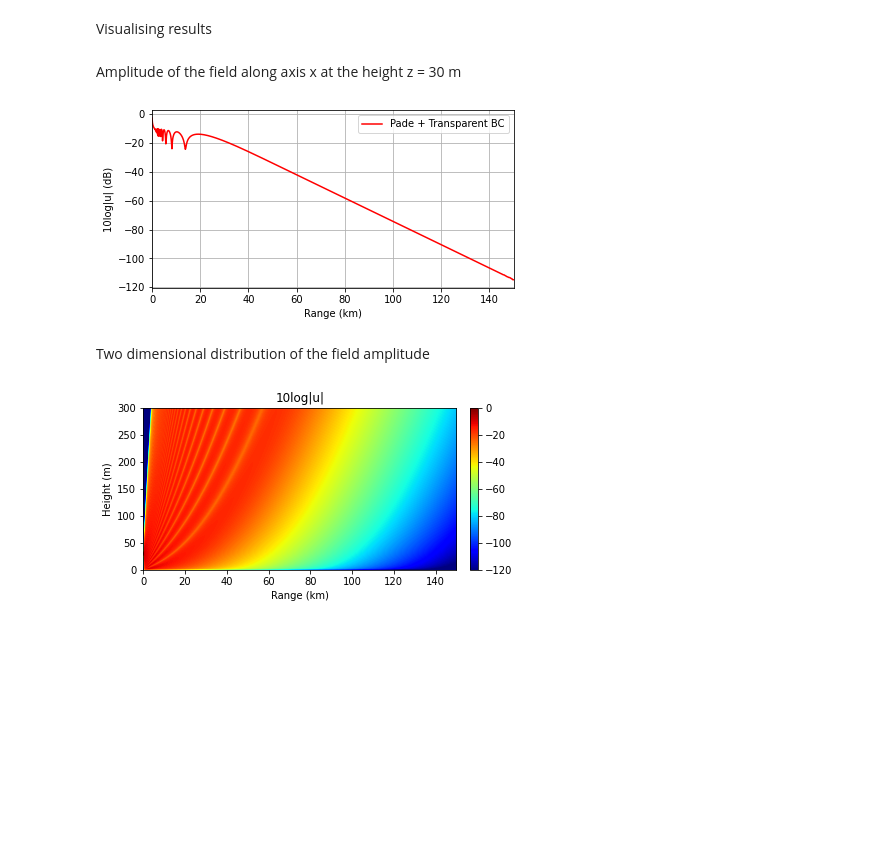
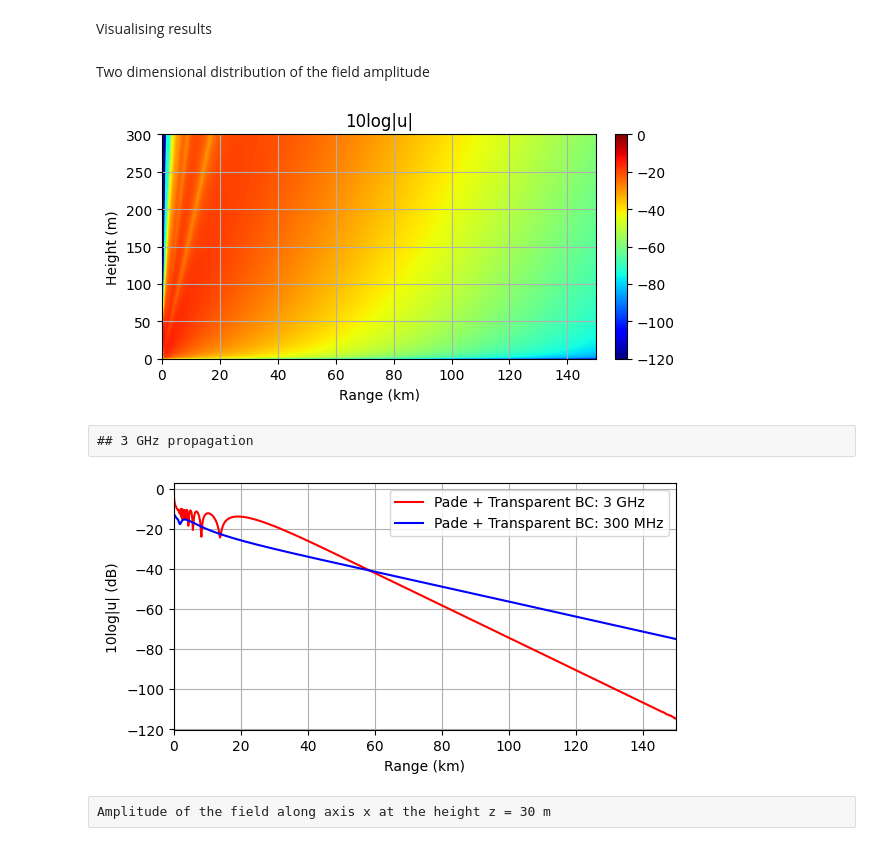
Before and after one commit to mikelytaev/wave-propagation, a Jupyter notebook: docs/source/notebooks/std_atmosphere.ipynb, the cells around one changed output. Drawn from its saved outputs; the diff is of its cells as text; code cells hidden in the pictures; blank space fills up the shorter version.

```diff
--- a/docs/source/notebooks/std_atmosphere.ipynb
+++ b/docs/source/notebooks/std_atmosphere.ipynb
@@ -11,5 +11,3 @@ Preparing environment
 # %%
 environment = Troposphere()
 environment.terrain = Terrain(ground_material=WetGround())
-environment.z_max = 300
-max_range = 150e3
@@ -16,7 +16,7 @@ max_range = 150e3
 # %% [markdown]
 Preparing transmitting antenna
 # %%
-antenna = GaussAntenna(wavelength=0.1,
+antenna = GaussAntenna(freq_hz=300E6,
                        height=30,
                        beam_width=2,
                        eval_angle=0,
@@ -31,26 +26,28 @@ field = propagator.calculate()
+# %%
+params = RWPSSpadeComputationalParams(
+    max_range_m=150E3,
+    max_height_m=300,
+    dx_m = 100, # output grid steps affects only on the resulting field, NOT the computational grid
+    dz_m = 1
+)
+
+
+field = rwp_ss_pade(antenna=antenna, env=environment, params=params)
 # %% [markdown]
 Visualising results
 # %%
-vis = FieldVisualiser(field, env=environment, trans_func=lambda v: 10 * cm.log10(1e-16 + abs(v)), label='Pade + Transparent BC', x_mult=1E-3)
+vis300mhz = FieldVisualiser(field, env=environment, label='Pade + Transparent BC: 300 MHz', x_mult=1E-3)
-# %% [markdown]
-Amplitude of the field along axis x at the height z = 30 m
-# %%
-plt = vis.plot_hor(30)
-plt.xlabel('Range (km)')
-plt.ylabel('10log|u| (dB)')
-plt.grid(True)
-plt.tight_layout()
-plt.show()
-# %% [output]
-[figure, removed]
 # %% [markdown]
 Two dimensional distribution of the field amplitude
 # %%
-plt = vis.plot2d(min=-120, max=0)
+plt = vis300mhz.plot2d(min=-120, max=0)
 plt.title('10log|u|')
 plt.xlabel('Range (km)')
 plt.ylabel('Height (m)')
 plt.tight_layout()
+plt.grid(True)
 plt.show()
 # %% [output]
-[figure, old version]
+[figure, new version]
+# %% [raw]
+## 3 GHz propagation
@@ -56,0 +64,11 @@ plt.show()
+# %%
+plt = vis3ghz.plot_hor(30, vis300mhz)
+plt.xlabel('Range (km)')
+plt.ylabel('10log|u| (dB)')
+plt.grid(True)
+plt.tight_layout()
+plt.show()
+# %% [output]
+[figure, added]
+# %% [raw]
+Amplitude of the field along axis x at the height z = 30 m
```
Also changed, not shown: parts of 6 cells of this notebook, 5 other files.
